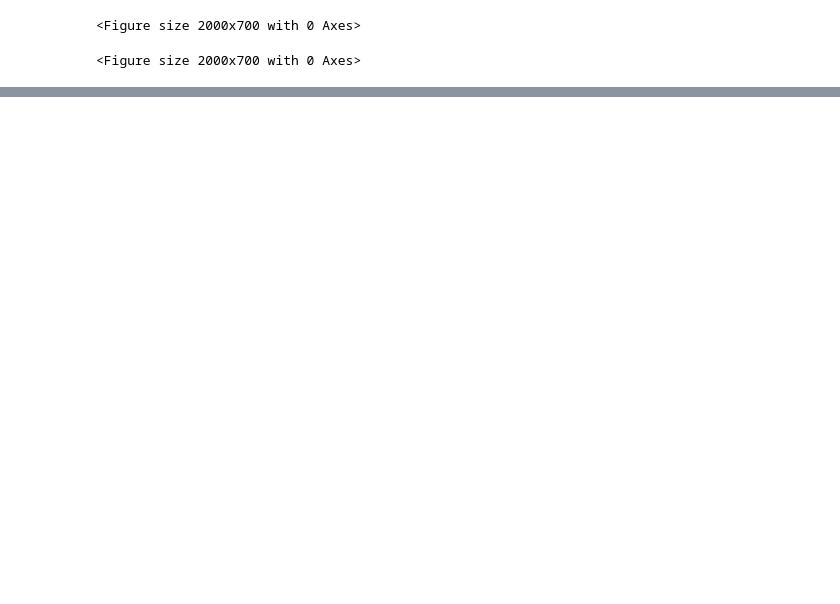
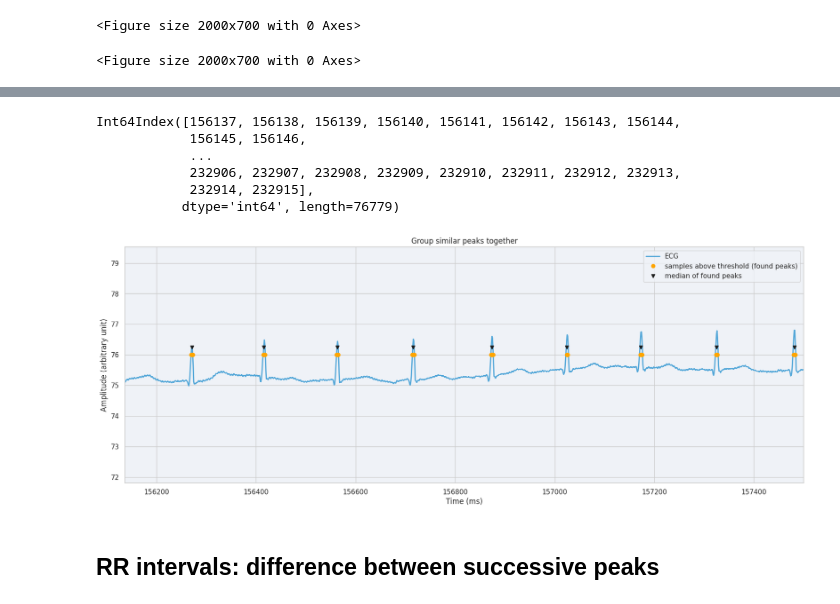
Before and after one commit to saifhanjra/tester_sony_digirelax, a Jupyter notebook: scripts/wp3/wp3_hrv.ipynb, the cells around one changed output, grey strips where cells are left out. Drawn from its saved outputs; the diff is of its cells as text; code cells hidden in the pictures; blank space fills up the shorter version.

```diff
--- a/scripts/wp3/wp3_hrv.ipynb
+++ b/scripts/wp3/wp3_hrv.ipynb
@@ -194,37 +318,9 @@ plt.plot(sliced_ecg_df[start:stop].index, sliced_ecg_df[start:stop].heartrate, c
 # %%
-def detect_peaks(ecg_signal, threshold=0.3, qrs_filter=None):
-    '''
-    Peak detection algorithm using cross corrrelation and threshold
-    '''
-    if qrs_filter is None:
-        # create default qrs filter, which is just a part of the sine function
-        t = np.linspace(1.5 * np.pi, 3.5 * np.pi, 15)
-        qrs_filter = np.sin(t)
-
-    # normalize data
-    ecg_signal = (ecg_signal - ecg_signal.mean()) / ecg_signal.std()
-
-    # calculate cross correlation
-    similarity = np.correlate(ecg_signal, qrs_filter, mode="same")
-    similarity = similarity / np.max(similarity)
-
-    # return peaks (values in ms) using threshold
-    return ecg_signal[similarity > threshold].index, similarity
-
-
-
-
-def get_plot_ranges(start=10, end=20, n=5):
-    '''
-    Make an iterator that divides into n or n+1 ranges.
-    - if end-start is divisible by steps, return n ranges
-    - if end-start is not divisible by steps, return n+1 ranges, where the last range is smaller and ends at n
-
-    # Example:
-    >> list(get_plot_ranges())
-    >> [(0.0, 3.0), (3.0, 6.0), (6.0, 9.0)]
-
-    '''
-    distance = end - start
-    for i in np.arange(start, end, np.floor(distance/n)):
-        yield (int(i), int(np.minimum(end, np.floor(distance/n) + i)))
+sliced_ecg_df.index
+# %% [output]
+Int64Index([156137, 156138, 156139, 156140, 156141, 156142, 156143, 156144,
+            156145, 156146,
+            ...
+            232906, 232907, 232908, 232909, 232910, 232911, 232912, 232913,
+            232914, 232915],
+           dtype='int64', length=76779)
@@ -231,5 +332,18 @@ def get_plot_ranges(start=10, end=20, n=5):
 # %%
-sampfrom = 60000
-sampto = 70000
-nr_plots = 1
+
+# plot peaks
+plt.figure(figsize=(20, 7))
+plt.title("Group similar peaks together")
+plt.plot(sliced_ecg_df.index, sliced_ecg_df.heartrate, label="ECG", color="#51A6D8", linewidth=2)
+plt.plot(peaks, np.repeat(76., peaks.shape[0]),label="samples above threshold (found peaks)", color="orange", marker="o", linestyle="None")
+plt.plot(grouped_peaks, np.repeat(76.25, grouped_peaks.shape[0]), label="median of found peaks", color="k", marker="v", linestyle="None")
+plt.legend(loc="upper right")
+plt.xlabel("Time (ms)")
+plt.ylabel("Amplitude (arbitrary unit)")
+plt.gca().set_xlim(156137, 157500)
+plt.show()
+# %% [output]
+[figure, added]
+# %% [markdown]
+## RR intervals: difference between successive peaks
 # %%
```
Also changed, not shown: parts of 34 cells of this notebook, 2 other files.
